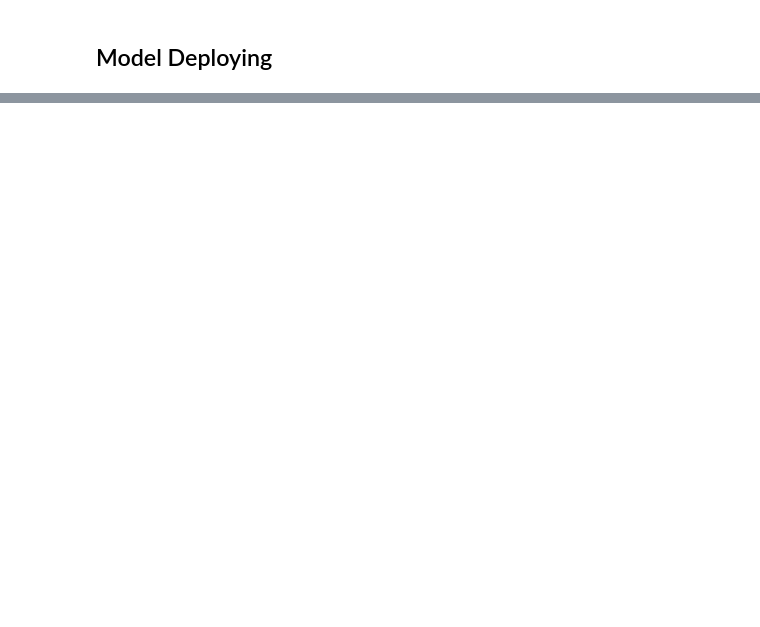
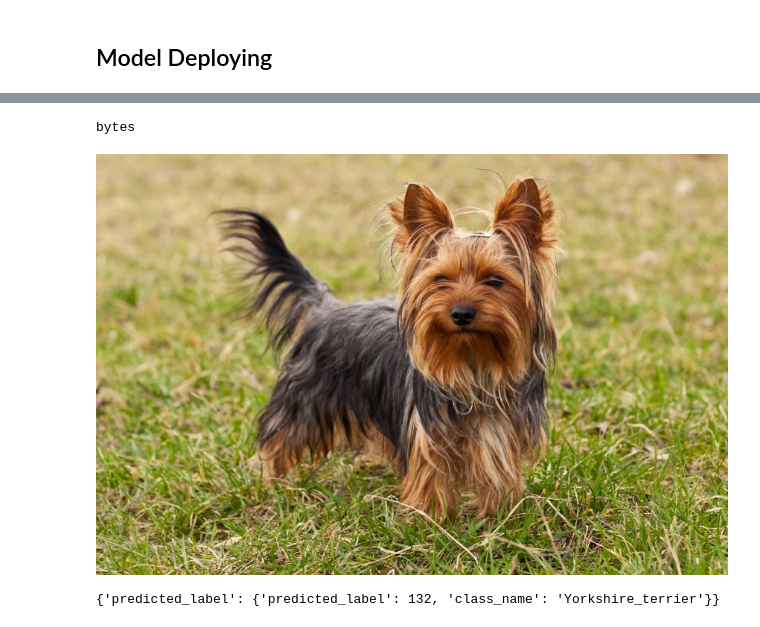
Before and after one commit to lgcardeas/Udacity-Nano-Degree-Deep-Learning, a Jupyter notebook: train_and_deploy.ipynb, the cells around one changed output, grey strips where cells are left out. Saved outputs shown, nothing was run; the diff lists cells and outputs as text; code cells hidden in the pictures; blank space fills up the shorter version.

```diff
--- a/train_and_deploy.ipynb
+++ b/train_and_deploy.ipynb
@@ -93,3 +456,33 @@ response = predictor.predict(image)
+# %%
+image_path = "/home/sagemaker-user/CD0387-deep-learning-topics-within-computer-vision-nlp-project-starter/dogImages/train/133.Yorkshire_terrier/Yorkshire_terrier_08314.jpg"
+
+with open(image_path, "rb") as f:
+    payload = f.read()
+
+type(payload)
+# %% [output]
+bytes
+# %%
+from PIL import Image
+import io
+Image.open(io.BytesIO(payload))
+# %% [output]
+[figure, added]
+# %%
+from sagemaker import Session
+
+predictor = ImagePredictor(endpoint_name=predictor.endpoint_name, sagemaker_session=Session())
+
+# Read the image as bytes
+with open(image_path, "rb") as f:
+    img_bytes = f.read()
+
+# Send the image for prediction
+response = predictor.predict(img_bytes)
+
+print(response)
+# %% [output]
+{'predicted_label': {'predicted_label': 132, 'class_name': 'Yorkshire_terrier'}}
 # %%
 # TODO: Remember to shutdown/delete your endpoint once your work is done
 predictor.delete_endpoint()
```
Also changed, not shown: parts of 26 cells of this notebook, 5 other files.
